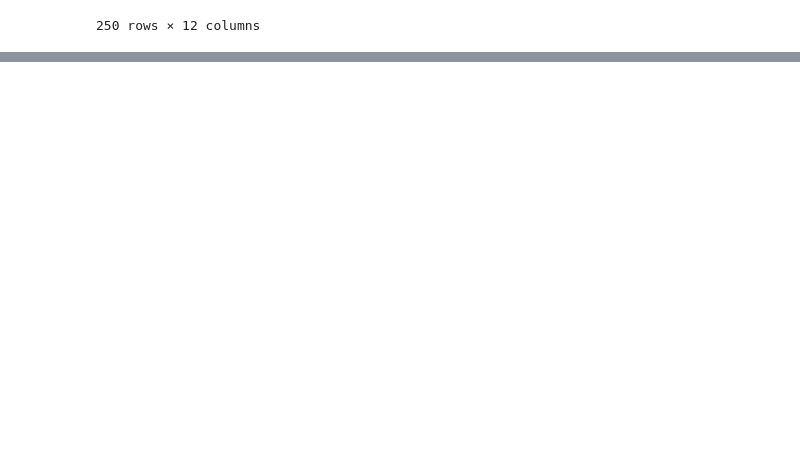
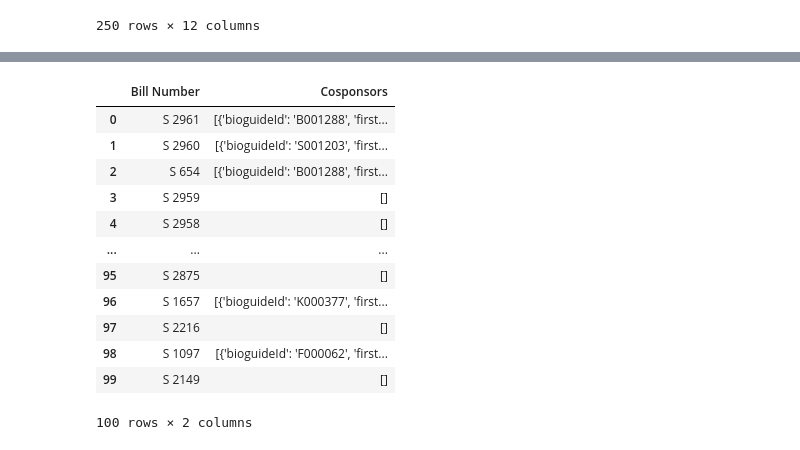
Before and after one commit to Runtaozhou/Contrans2023, a Jupyter notebook: API.ipynb, the cells around one changed output, grey strips where cells are left out. Cells and saved outputs as stored; diff of their text form; code cells hidden in the pictures; blank space fills up the shorter version.

```diff
--- a/API.ipynb
+++ b/API.ipynb
@@ -78,0 +181,32 @@ parameters = {'method' : "getLegislators",
+# %%
+root = 'https://api.congress.gov/v3/'
+congress = "118"
+bill_type = "s"
+cosponsors = []
+
+for i in range(100):
+   if i%10==0:
+       print(f"collecting bill number {i}")
+   bill_number = senate_bills.iloc[i]['number']
+   endpoint  = f"/bill/{congress}/{bill_type}/{bill_number}/cosponsors"
+   parameters = {'format':'json',
+              'sort':'updateDate+desc',
+              'api_key': congressApiKey
+             }
+   r = requests.get(root+endpoint,params = parameters, headers = headers)
+
+
+   myjson = json.loads(r.text)
+   cosponsor = myjson['cosponsors']
+   cosponsors.append({"Bill Number": f"S {bill_number}","Cosponsors":cosponsor})
+cosponsors = pd.DataFrame.from_dict(cosponsors)
+cosponsors
+
+# df1 = pd.DataFrame.from_dict(senate_bills[0])
+# df2 = pd.DataFrame.from_dict(senate_bills[1])
+# df3 = pd.DataFrame.from_dict(senate_bills[2])
+# df4 = pd.DataFrame.from_dict(senate_bills[3])
+# df5 = pd.DataFrame.from_dict(senate_bills[4])
+# frames = [df1,df2,df3,df4,df5]
+# senate_bills = pd.concat(frames,ignore_index = True)
+# %% [output]
@@ -78,0 +223,13 @@ parameters = {'method' : "getLegislators",
+|  | Bill Number | Cosponsors |
+| 0 | S 2961 | [{'bioguideId': 'B001288', 'first... |
+| 1 | S 2960 | [{'bioguideId': 'S001203', 'first... |
+| 2 | S 654 | [{'bioguideId': 'B001288', 'first... |
+| 3 | S 2959 | [] |
+| 4 | S 2958 | [] |
+| ... | ... | ... |
+| 95 | S 2875 | [] |
+| 96 | S 1657 | [{'bioguideId': 'K000377', 'first... |
+| 97 | S 2216 | [] |
+| 98 | S 1097 | [{'bioguideId': 'F000062', 'first... |
+| 99 | S 2149 | [] |
+100 rows × 2 columns
```
Also changed, not shown: parts of 9 cells of this notebook, 1 other file.
